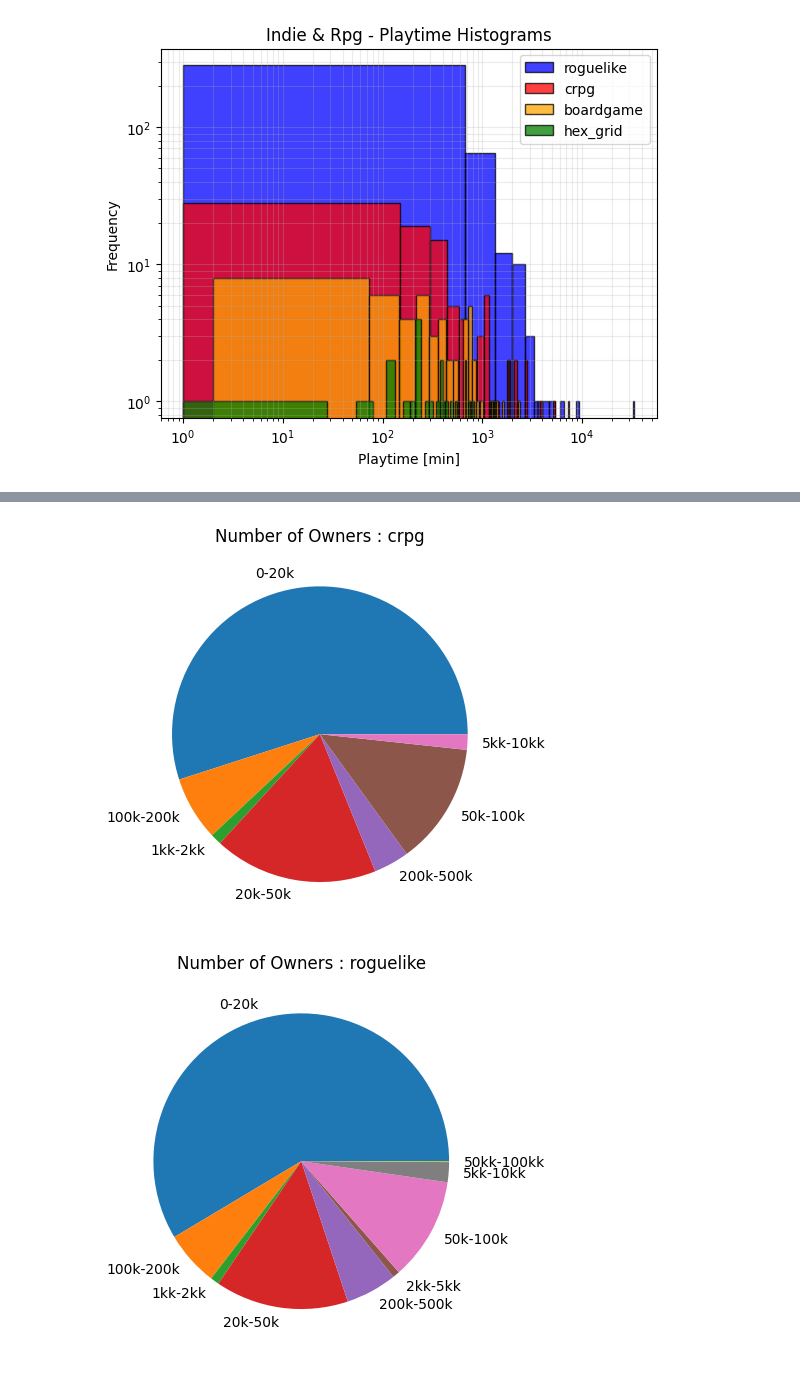
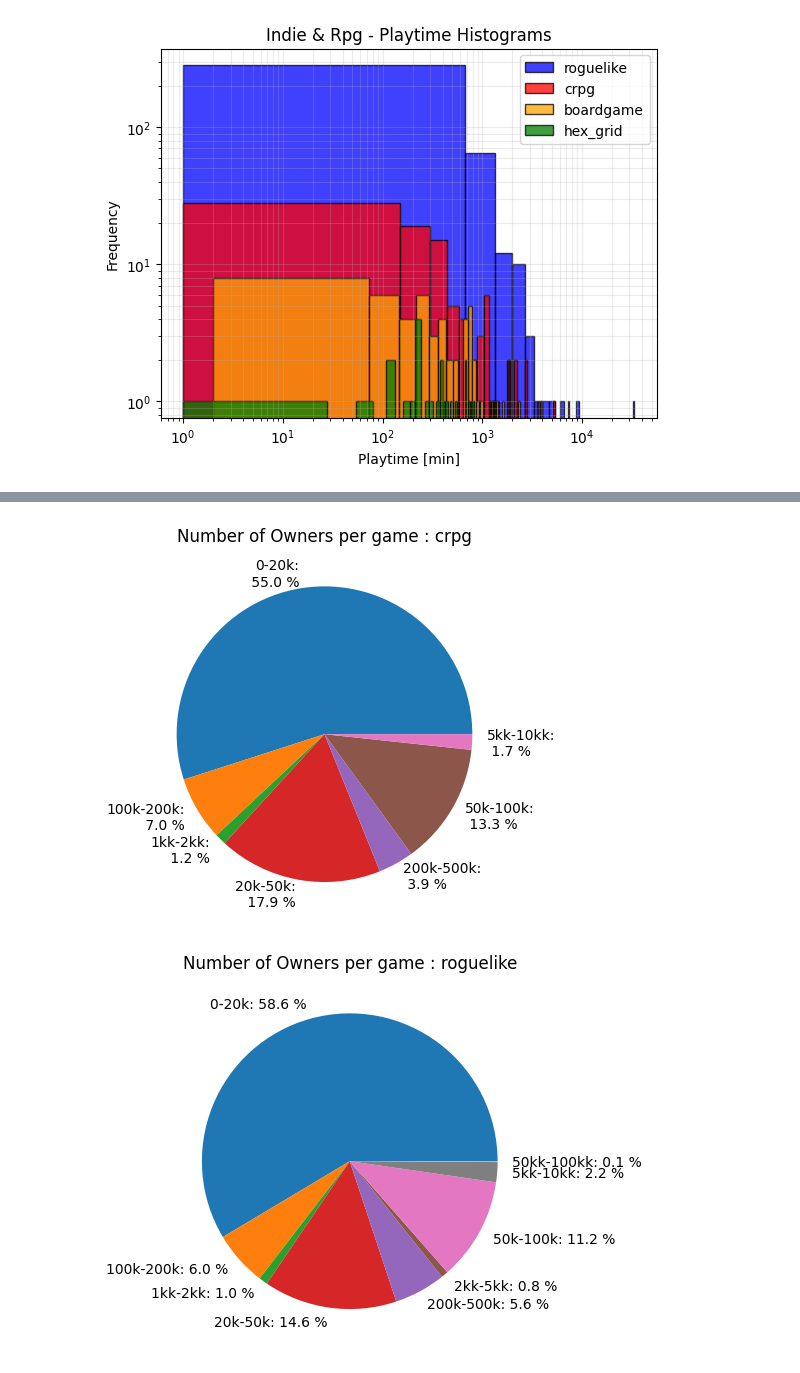
Before and after one commit to pmikola/steam_game_analysis, a Jupyter notebook: analysis.ipynb, the cells around one changed output, grey strips where cells are left out. Cells and saved outputs as stored; diff of their text form; code cells hidden in the pictures.

```diff
--- a/analysis.ipynb
+++ b/analysis.ipynb
@@ -405,23 +427,38 @@ owners_crpg = owners_number[idx_crpg_top_genre]
 
 unique_values_crpg, counts_crpg = np.unique(owners_crpg, return_counts=True)
 unique_values_crpg = ['0-20k','100k-200k','1kk-2kk','20k-50k','200k-500k','50k-100k','5kk-10kk']
-plt.title("Number of Owners : crpg")
+unique_values_low_crpg = [1.,1e5,1e6,2e4,2e5,5e4,5e6]
+unique_values_high_crpg = [2e4,2e5,2e6,5e4,5e5,1e5,1e7]
+plt.title("Number of Owners per game : crpg")
+total = counts_crpg.sum()
+percentages = counts_crpg / total * 100
+percentages_str = [f"{percent:.1f}" for percent in percentages]
 
-plt.pie(counts_crpg,labels=unique_values_crpg)
-plt.show()
+combined_labels = [f"{unique_value}:\n {percent_str}"+' %' for unique_value, percent_str in zip(unique_values_crpg, percentages_str)]
+
+plt.pie(counts_crpg,labels=combined_labels)
+
+plt.show()# Answer
 # %% [output]
-[figure, old version]
+[figure, new version]
 # %%
 owners_roguelike = owners_number[idx_roguelike_top_genre]
 
 unique_values_rogue, counts_rogue = np.unique(owners_roguelike, return_counts=True)
 unique_values_rogue = ['0-20k','100k-200k','1kk-2kk','20k-50k','200k-500k','2kk-5kk','50k-100k','5kk-10kk','50kk-100kk']
-plt.title("Number of Owners : roguelike")
+unique_values_low_rogue  = [1,1e5,1e6,2e4,2e5,2e6,5e4,5e6,5e7]
+unique_values_high_rogue  = [2e4,2e5,2e6,5e4,5e5,5e6,1e5,1e7,1e8]
+total = counts_rogue.sum()
+percentages = counts_rogue / total * 100
+percentages_str = [f"{percent:.1f}" for percent in percentages]
 
-plt.pie(counts_rogue,labels=unique_values_rogue)
-plt.show()
+combined_labels = [f"{unique_value}: {percent_str}"+' %' for unique_value, percent_str in zip(unique_values_rogue, percentages_str)]
+plt.title("Number of Owners per game : roguelike")
+
+plt.pie(counts_rogue,labels=combined_labels)
+plt.show()# Answer
 # %% [output]
-[figure, old version]
+[figure, new version]
 # %%
 owners_boardgame = owners_number[idx_boardgame_top_genre]
 
```
Also changed, not shown: parts of 8 cells of this notebook.
